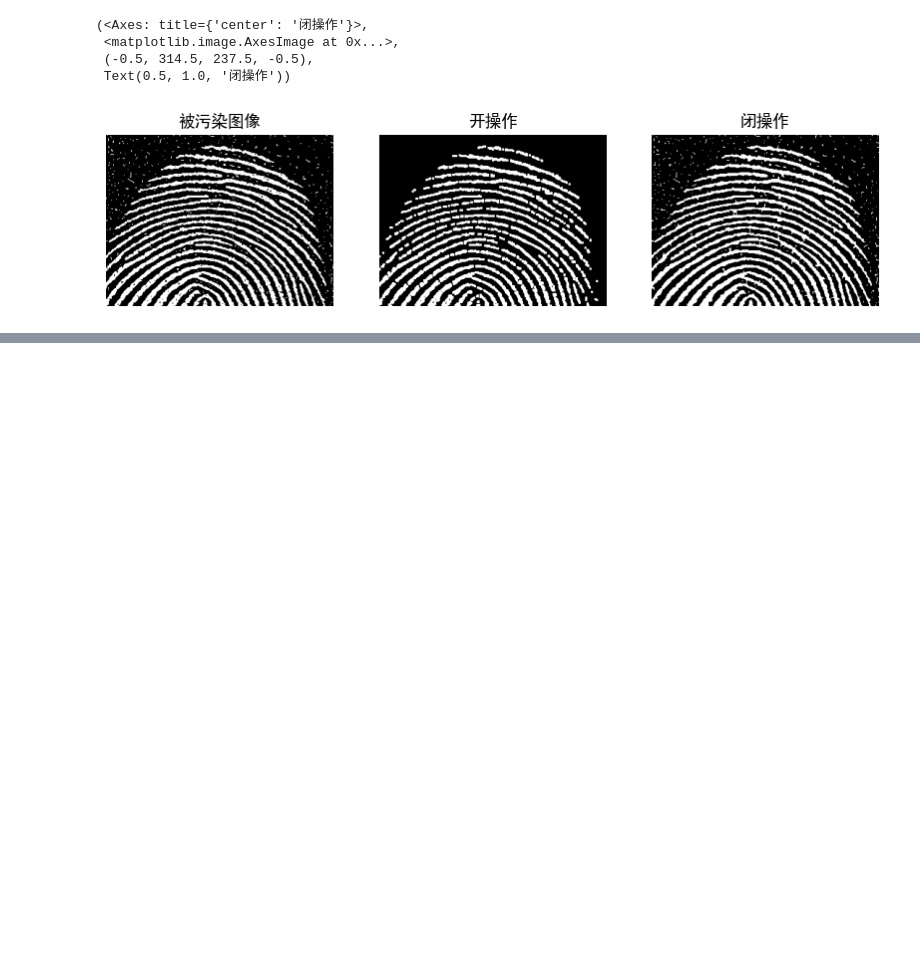
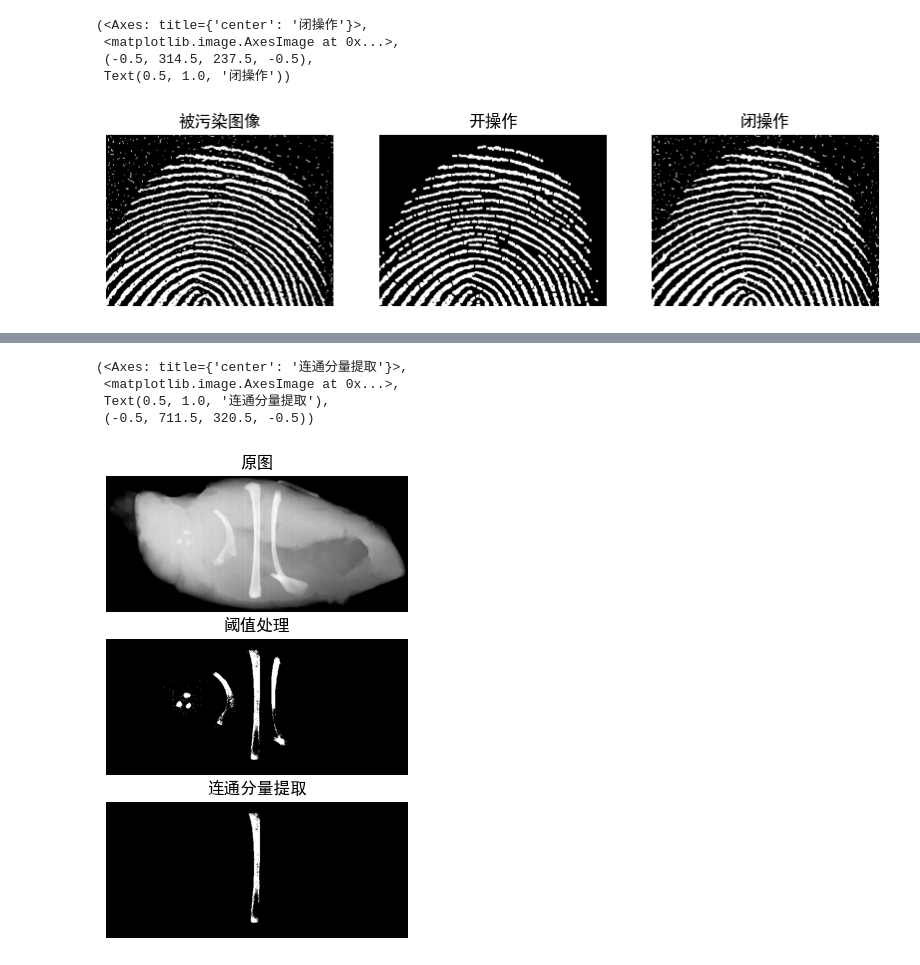
Before and after one commit to chenyuntaot/-, a Jupyter notebook: chapter9.ipynb, the cells around one changed output, grey strips where cells are left out. Cells and saved outputs as stored; diff of their text form; code cells hidden in the pictures; blank space fills up the shorter version.

```diff
--- a/chapter9.ipynb
+++ b/chapter9.ipynb
@@ -81,0 +157,17 @@ plt.subplot(133),plt.imshow(result2,'gray'),plt.axis('off'),plt.title('闭操作
+# %%
+'''连通分量提取'''
+def connected_area(img,start_coodination):
+    """提取连通分量"""
+    kernel = cv2.getStructuringElement(cv2.MORPH_RECT,(5,5))
+
+    last_temp_img = np.zeros_like(img)       #定一个空白的且形状和原图相等的“黑”图（该图的所有像素值均为0）
+    last_temp_img[start_coodination] = 1      #给定连通分量的起始点，并将该点标为1（即此时该图中仅有一个点的像素值为1，其余的点为0）
+    current_temp_img = cv2.dilate(last_temp_img,kernel)
+
+    while (current_temp_img != last_temp_img).any():    #一直迭代，直到Xk与Xk-1相同
+        last_temp_img = current_temp_img
+        current_temp_img = cv2.dilate(current_temp_img,kernel)
+        current_temp_img = np.logical_and((current_temp_img == img)
+                                          ,current_temp_img == 1).astype(float) #膨胀结果与原图像交集
+
+    return current_temp_img
@@ -81,0 +183,11 @@ plt.subplot(133),plt.imshow(result2,'gray'),plt.axis('off'),plt.title('闭操作
+# %%
+plt.figure(figsize=(10,6))
+plt.subplot(311),plt.imshow(img,'gray'),plt.title('原图'),plt.axis('off')
+plt.subplot(312),plt.imshow(binary,'gray'),plt.title('阈值处理'),plt.axis('off')
+plt.subplot(313),plt.imshow(con,'gray'),plt.title('连通分量提取'),plt.axis('off')
+# %% [output]
+(<Axes: title={'center': '连通分量提取'}>,
+ <matplotlib.image.AxesImage at 0x...>,
+ Text(0.5, 1.0, '连通分量提取'),
+ (-0.5, 711.5, 320.5, -0.5))
+[figure, added]
```
Also changed, not shown: parts of 37 cells of this notebook.
